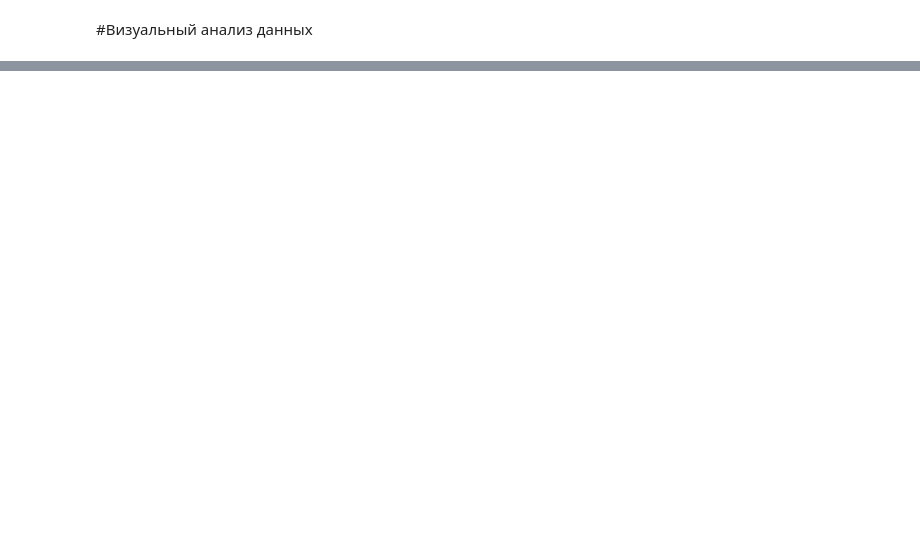
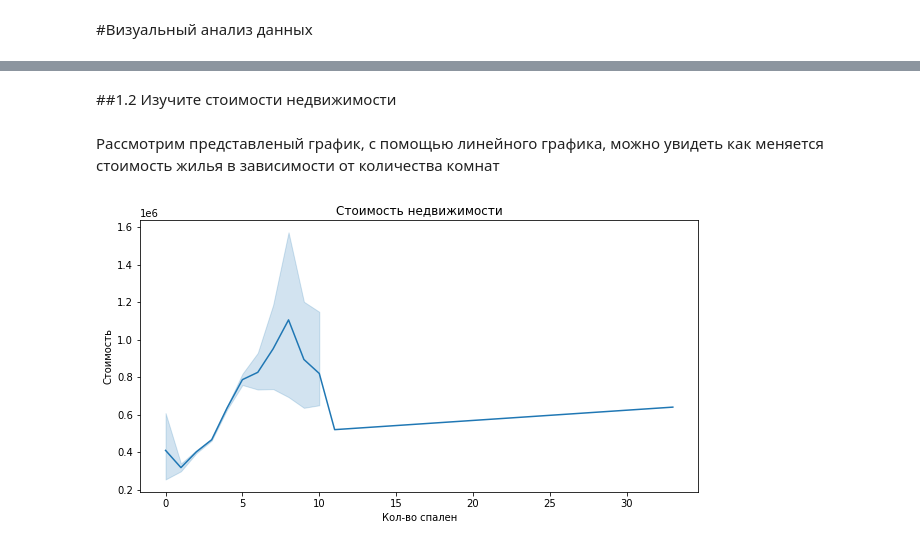
Before and after one commit to Nadiaere/Block-results.-Choice-of-specialization, a Jupyter notebook: Untitled3.ipynb, the cells around one changed output, grey strips where cells are left out. Saved outputs shown, nothing was run; the diff lists cells and outputs as text; code cells hidden in the pictures; blank space fills up the shorter version.

```diff
--- a/Untitled3.ipynb
+++ b/Untitled3.ipynb
@@ -141,0 +14,2 @@ Index(['id', 'date', 'price', 'bedrooms', 'bathrooms', 'sqft_living',
+# %%
+df = pd.read_csv ('/content/kc_house_data.csv')
@@ -141,0 +30,15 @@ Index(['id', 'date', 'price', 'bedrooms', 'bathrooms', 'sqft_living',
+# %% [markdown]
+
+##1.2 Изучите стоимости недвижимости
+# %% [markdown]
+Рассмотрим представленый график, с помощью линейного графика, можно увидеть как меняется стоимость жилья  в зависимости от количества комнат
+# %%
+plt.figure(figsize=(10, 5))
+
+sns.lineplot(x=df['bedrooms'], y=df['price'])
+
+plt.title('Стоимость недвижимости')
+plt.xlabel('Кол-во спален')
+plt.ylabel('Стоимость');
+# %% [output]
+[figure, added]
```
Also changed, not shown: parts of 44 cells of this notebook.
